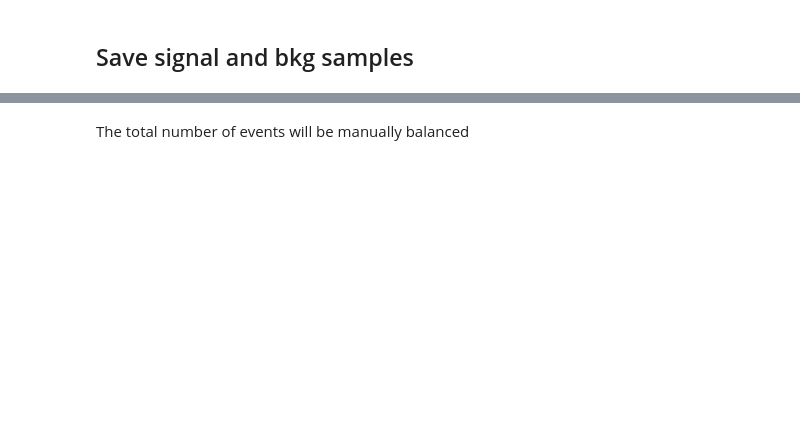
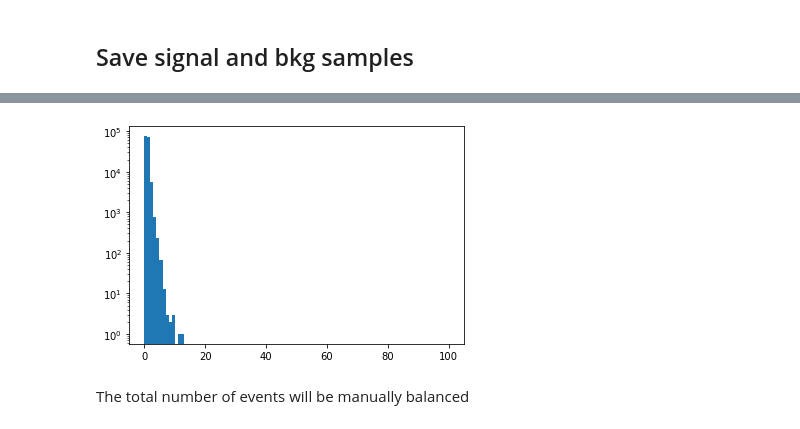
Before and after one commit to UniMiBAnalyses/ML_classification, a Jupyter notebook: DataPreparation.ipynb, the cells around one changed output, grey strips where cells are left out. Saved outputs shown, nothing was run; the diff lists cells and outputs as text; code cells hidden in the pictures; blank space fills up the shorter version.

```diff
--- a/DataPreparation.ipynb
+++ b/DataPreparation.ipynb
@@ -132,2 +130,7 @@ plt.yscale("log")
+# %%
+plt.hist(signal["weight_norm"], bins=100, range=(0, 100))
+plt.yscale("log")
+# %% [output]
+[figure, added]
 # %% [markdown]
 The total number of events will be manually balanced
```
Also changed, not shown: parts of 19 cells of this notebook, 3 other files.
